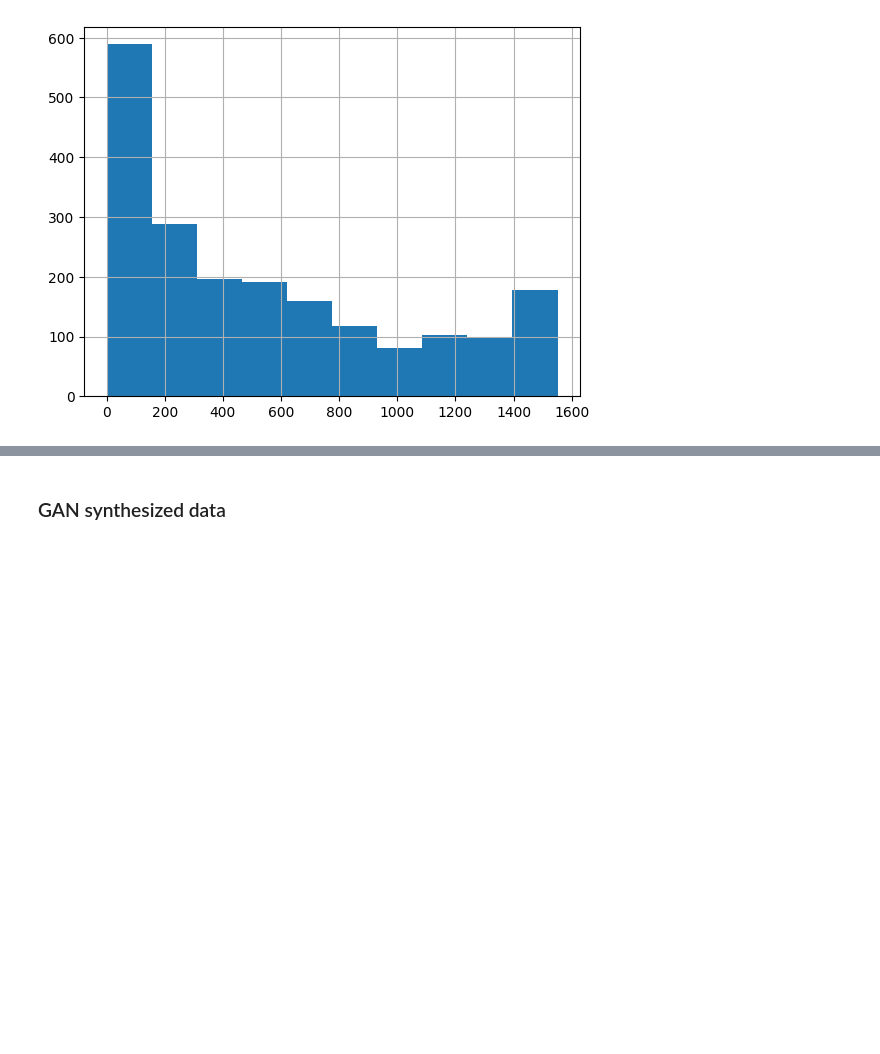
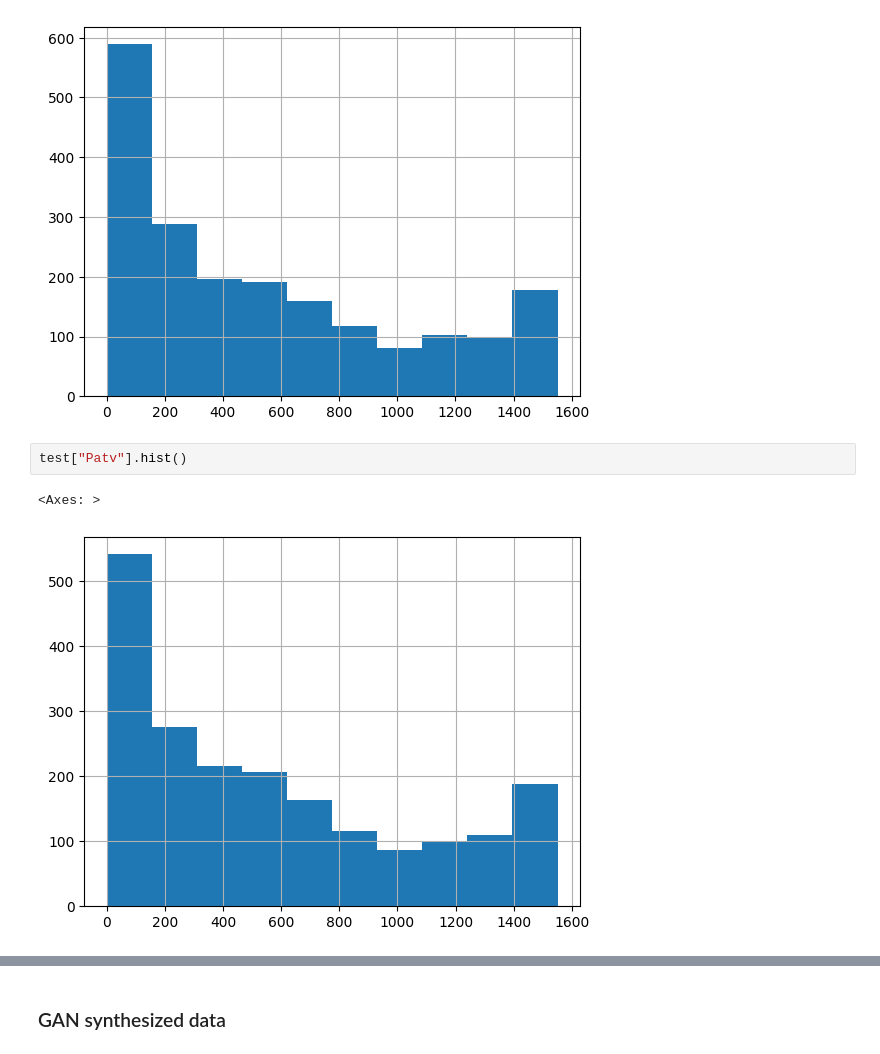
Before and after one commit to rufimelo99/synthetic_energy, a Jupyter notebook: examples/power_forecasting.ipynb, the cells around one changed output, grey strips where cells are left out. Cells and saved outputs as stored; diff of their text form; blank space fills up the shorter version.

```diff
--- a/examples/power_forecasting.ipynb
+++ b/examples/power_forecasting.ipynb
@@ -85,6 +87,11 @@ train["Patv"].hist()
 # %% [output]
 <Axes: >
 [figure]
+# %%
+test["Patv"].hist()
+# %% [output]
+<Axes: >
+[figure, added]
 # %%
 # Split the data into training and testing sets
 X = train.drop(columns=['Patv'])
```
Also changed, not shown: parts of 13 cells of this notebook, 1 other file.
